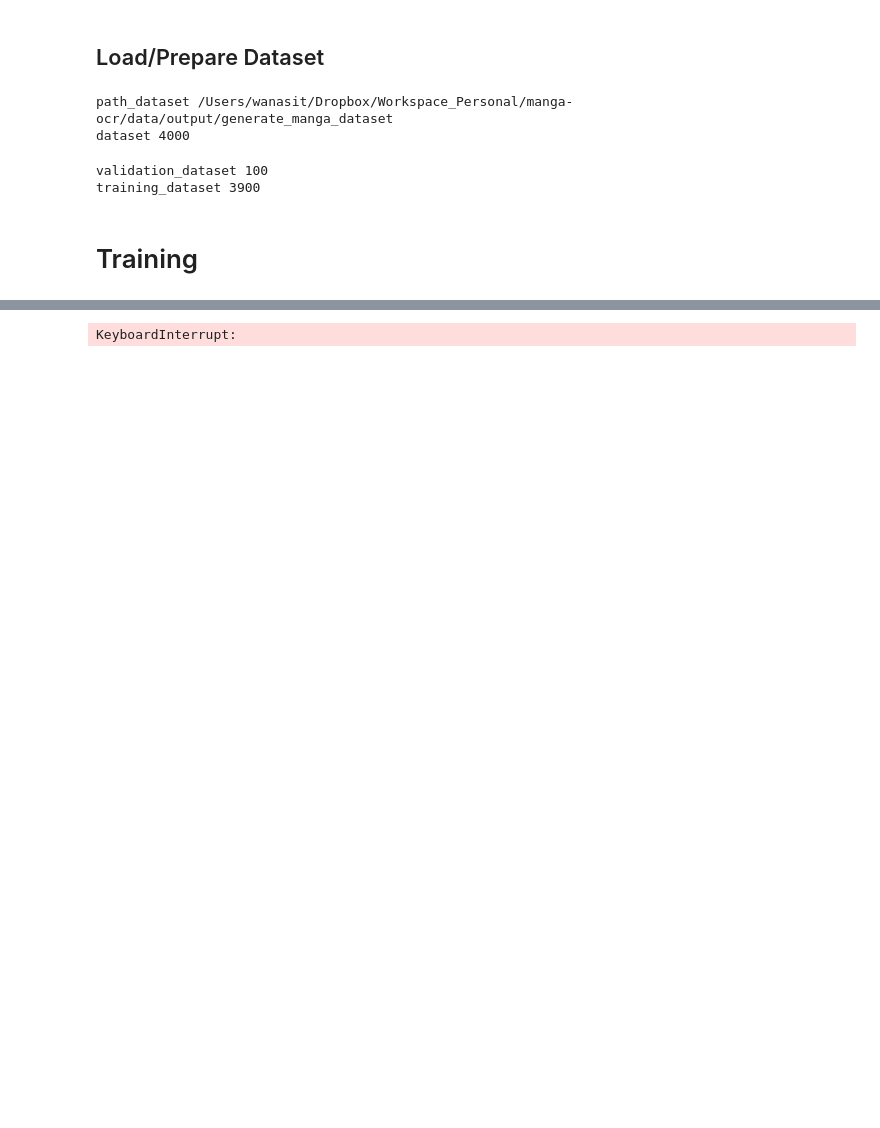
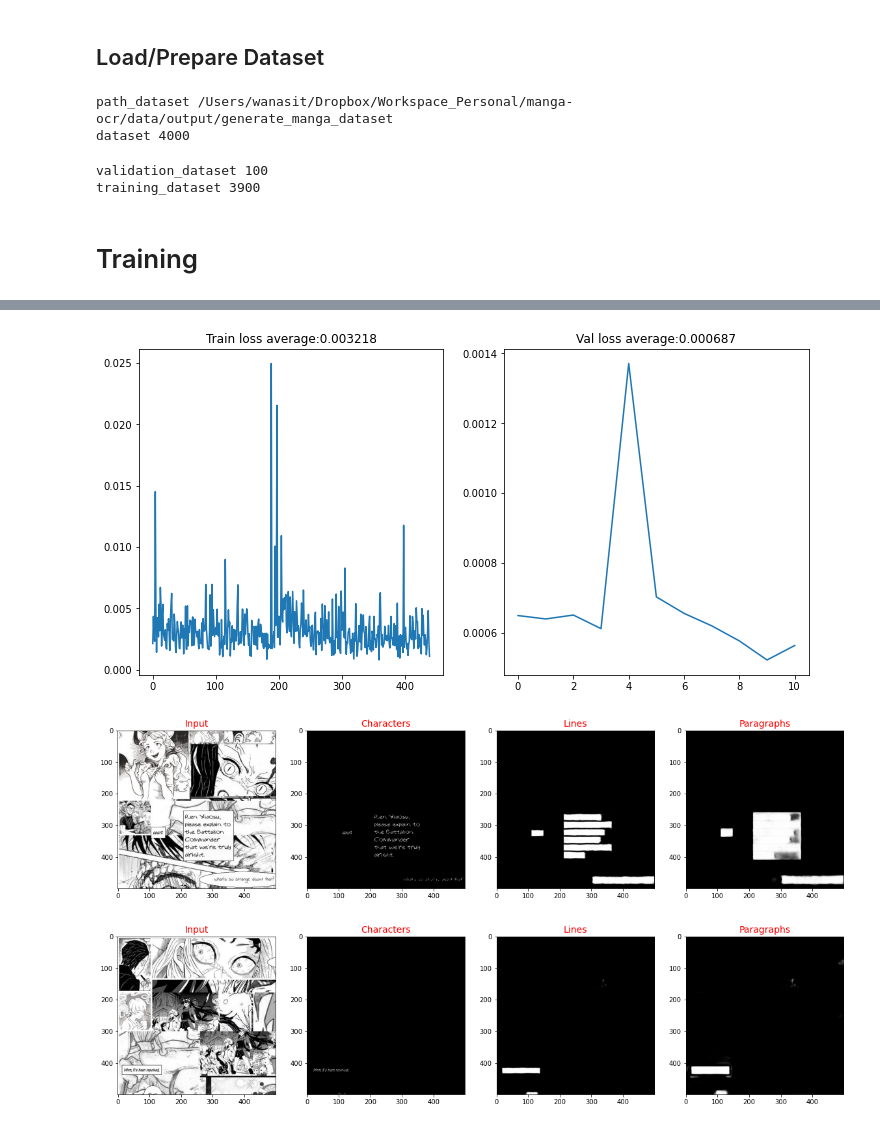
Before and after one commit to wanasit/comic-ocr, a Jupyter notebook: notebooks/Train Localization Model.ipynb, the cells around one changed output, grey strips where cells are left out. Drawn from its saved outputs; the diff is of its cells as text; code cells hidden in the pictures; blank space fills up the shorter version.

```diff
--- a/notebooks/Train Localization Model.ipynb
+++ b/notebooks/Train Localization Model.ipynb
@@ -91,8 +100,13 @@ def save_and_report(i_epoch, train_losses, val_losses):
 # %%
 train(model,
-      training_dataset=training_dataset,
-      validation_dataset=validation_dataset,
-      epoch_callback=save_and_report,
-      epoch_count=10)
+      train_dataset=training_dataset,
+      validate_dataset=validation_dataset,
+      validate_every_n=200,
+      update_callback=save_and_report,
+      update_every_n=200,
+      batch_size=5,
+      epoch_count=3)
 # %% [output]
-KeyboardInterrupt:
+[figure, added]
+[figure, added]
+[figure, added]
```
Also changed, not shown: parts of 4 cells of this notebook, 25 other files.
